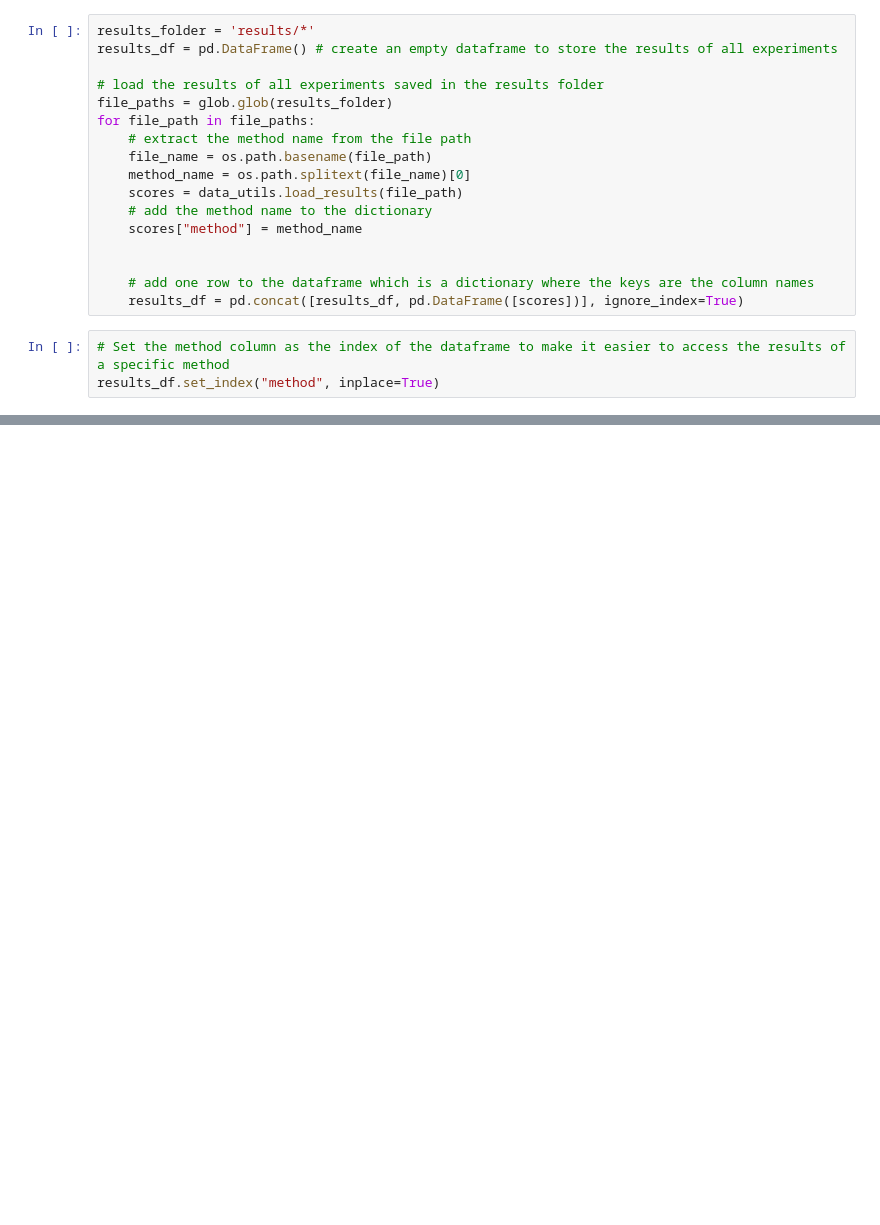
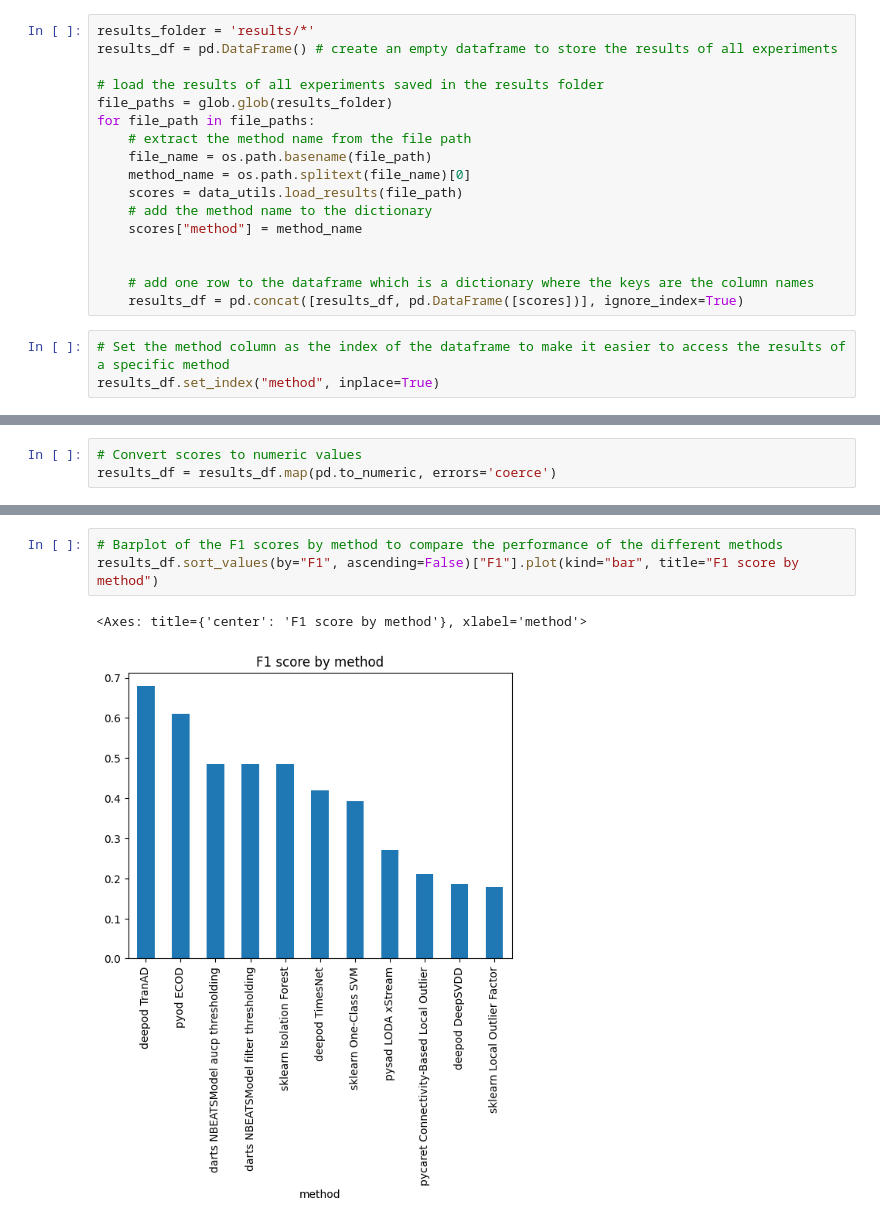
Before and after one commit to ciortanmadalina/europython2024, a Jupyter notebook: notebooks/benchmark.ipynb, the cells around one changed output, grey strips where cells are left out. Saved outputs shown, nothing was run; the diff lists cells and outputs as text; blank space fills up the shorter version.

```diff
--- a/notebooks/benchmark.ipynb
+++ b/notebooks/benchmark.ipynb
@@ -37,0 +36,3 @@ results_df
+# %%
+# Convert scores to numeric values
+results_df = results_df.map(pd.to_numeric, errors='coerce')
@@ -37,0 +71,6 @@ results_df
+# %%
+# Barplot of the F1 scores by method to compare the performance of the different methods
+results_df.sort_values(by="F1", ascending=False)["F1"].plot(kind="bar", title="F1 score by method")
+# %% [output]
+<Axes: title={'center': 'F1 score by method'}, xlabel='method'>
+[figure, added]
```
Also changed, not shown: parts of 3 cells of this notebook, 6 other files.
